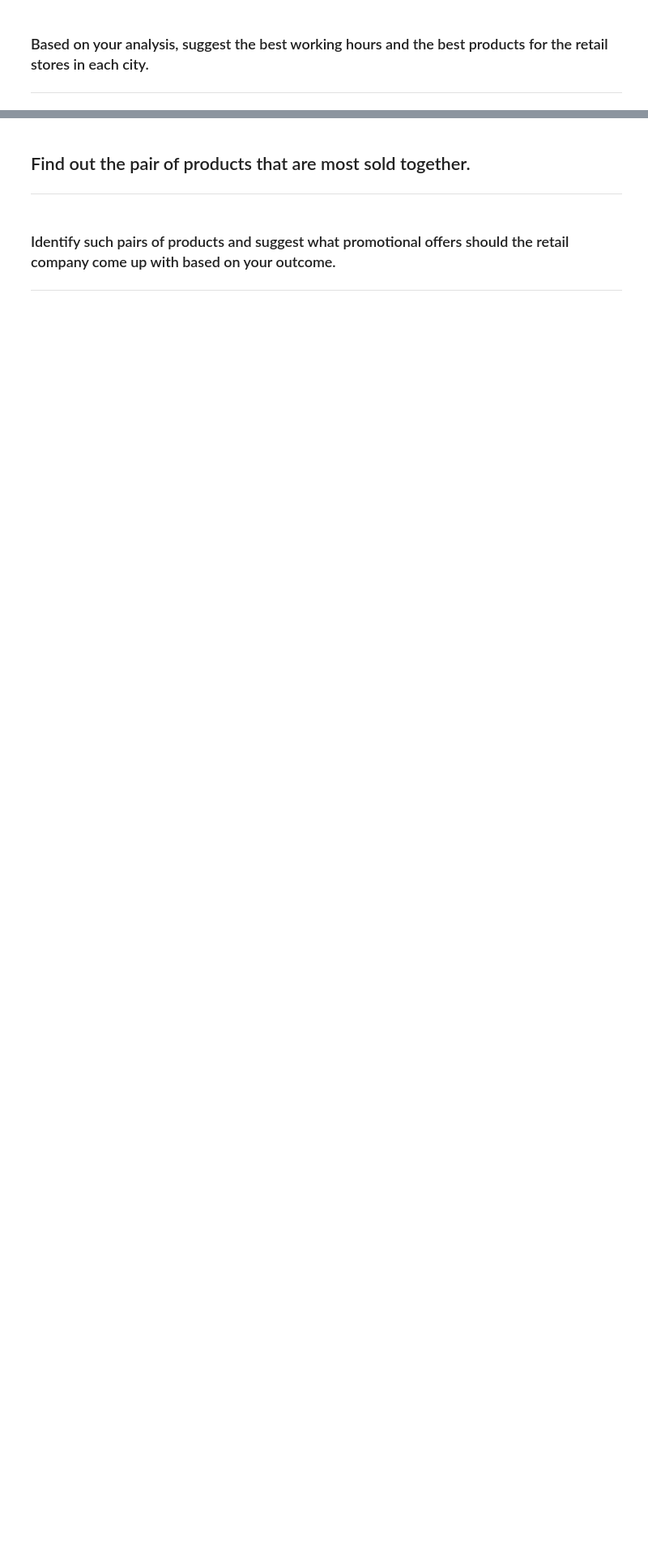
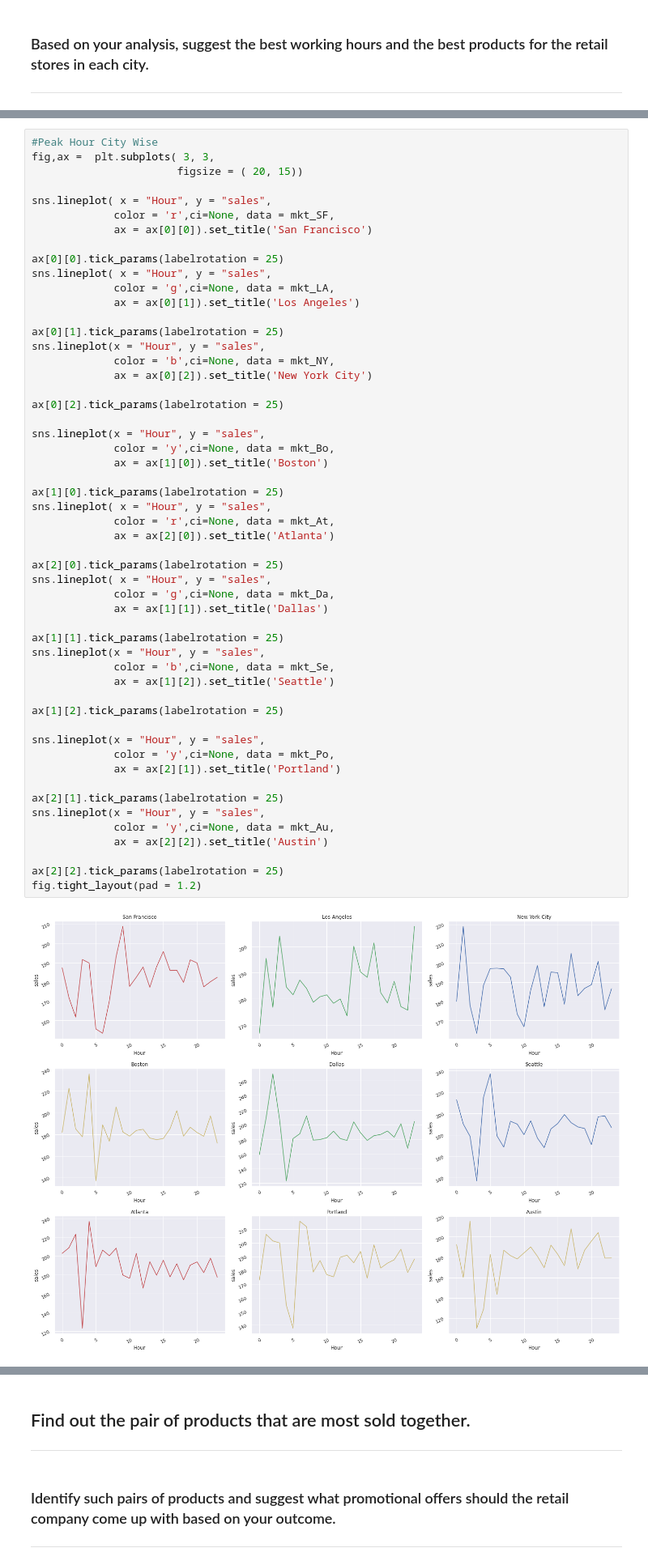
Before and after one commit to goswamimohit/Sales_Dtaa_EDA, a Jupyter notebook: eda-on-sales.ipynb, the cells around one changed output, grey strips where cells are left out. Shown at 81% size. Drawn from its saved outputs; the diff is of its cells as text; blank space fills up the shorter version.

Commit message:
Kaggle Notebook | EDA_ON_Sales | Version 3

```diff
--- a/eda-on-sales.ipynb
+++ b/eda-on-sales.ipynb
@@ -343,0 +368,55 @@ s_c_gp['sales'].sum().plot(kind='pie',figsize=(10, 10))
+# %%
+#Peak Hour City Wise
+fig,ax =  plt.subplots( 3, 3,
+                       figsize = ( 20, 15))
+
+sns.lineplot( x = "Hour", y = "sales",
+             color = 'r',ci=None, data = mkt_SF,
+             ax = ax[0][0]).set_title('San Francisco')
+
+ax[0][0].tick_params(labelrotation = 25)
+sns.lineplot( x = "Hour", y = "sales",
+             color = 'g',ci=None, data = mkt_LA,
+             ax = ax[0][1]).set_title('Los Angeles')
+
+ax[0][1].tick_params(labelrotation = 25)
+sns.lineplot(x = "Hour", y = "sales",
+             color = 'b',ci=None, data = mkt_NY,
+             ax = ax[0][2]).set_title('New York City')
+
+ax[0][2].tick_params(labelrotation = 25)
+
+sns.lineplot(x = "Hour", y = "sales",
+             color = 'y',ci=None, data = mkt_Bo,
+             ax = ax[1][0]).set_title('Boston')
+
+ax[1][0].tick_params(labelrotation = 25)
+sns.lineplot( x = "Hour", y = "sales",
+             color = 'r',ci=None, data = mkt_At,
+             ax = ax[2][0]).set_title('Atlanta')
+
+ax[2][0].tick_params(labelrotation = 25)
+sns.lineplot( x = "Hour", y = "sales",
+             color = 'g',ci=None, data = mkt_Da,
+             ax = ax[1][1]).set_title('Dallas')
+
+ax[1][1].tick_params(labelrotation = 25)
+sns.lineplot(x = "Hour", y = "sales",
+             color = 'b',ci=None, data = mkt_Se,
+             ax = ax[1][2]).set_title('Seattle')
+
+ax[1][2].tick_params(labelrotation = 25)
+
+sns.lineplot(x = "Hour", y = "sales",
+             color = 'y',ci=None, data = mkt_Po,
+             ax = ax[2][1]).set_title('Portland')
+
+ax[2][1].tick_params(labelrotation = 25)
+sns.lineplot(x = "Hour", y = "sales",
+             color = 'y',ci=None, data = mkt_Au,
+             ax = ax[2][2]).set_title('Austin')
+
+ax[2][2].tick_params(labelrotation = 25)
+fig.tight_layout(pad = 1.2)
+# %% [output]
+[figure, added]
```
Also changed, not shown: parts of 12 cells of this notebook.
